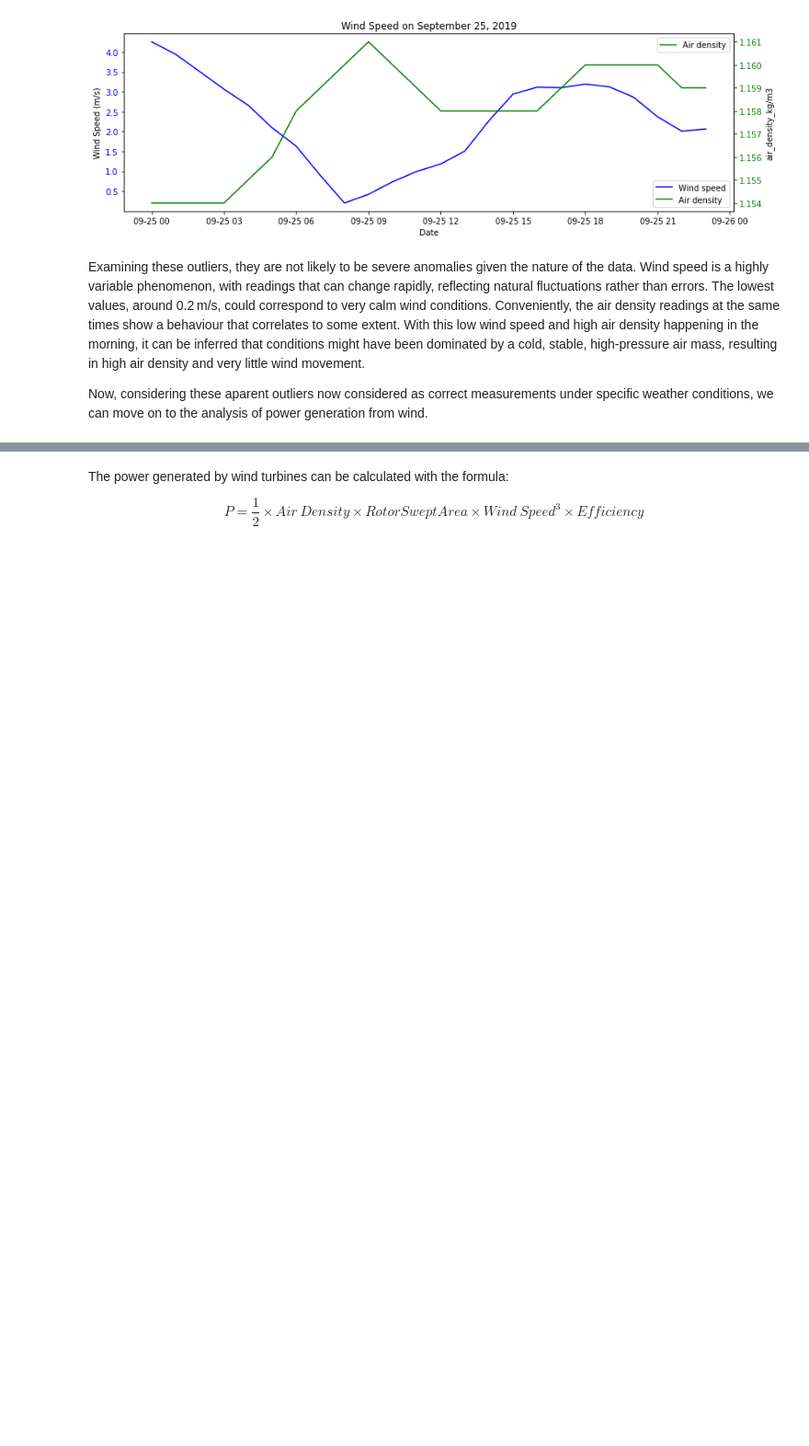
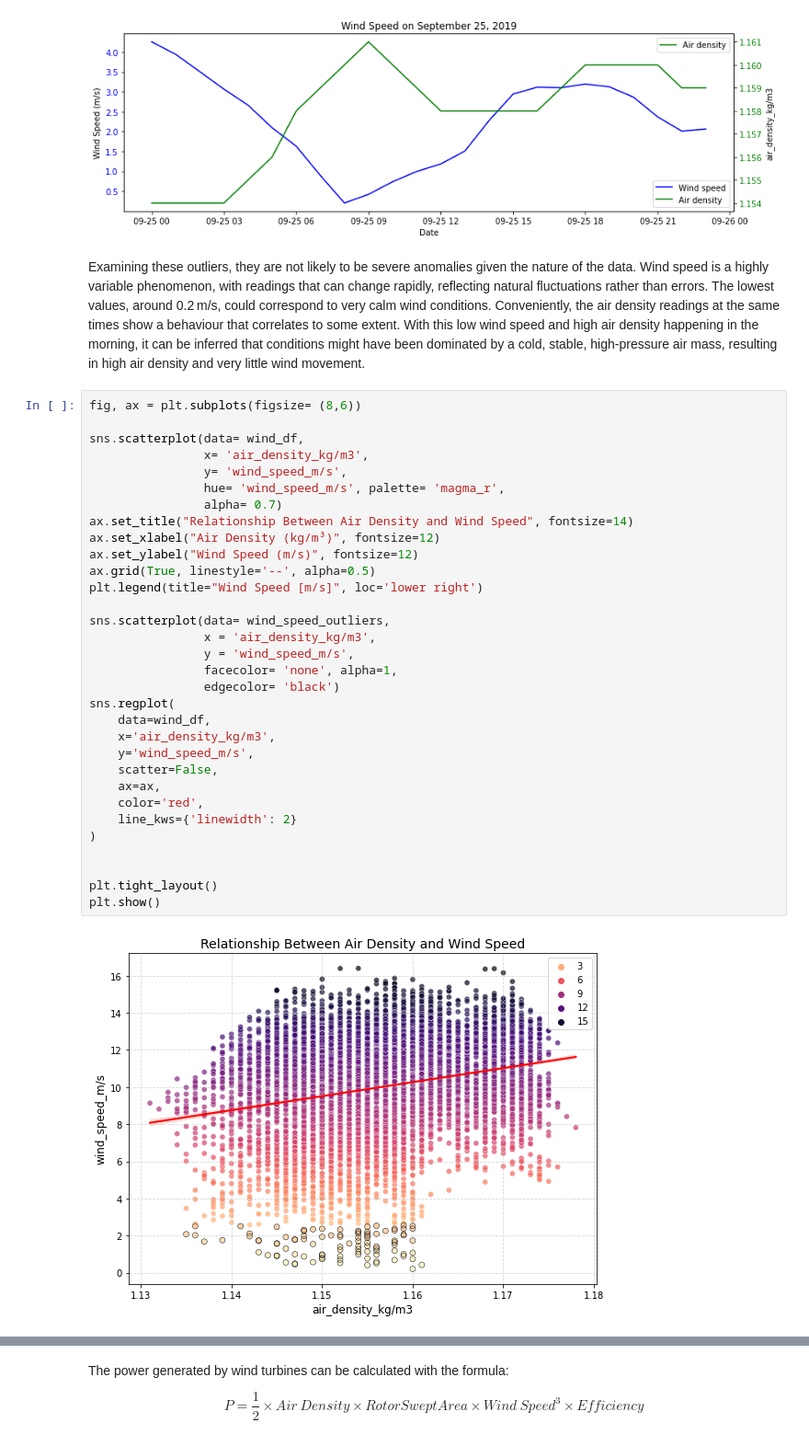
Before and after one commit to daniel-epm/guajira_wind_data, a Jupyter notebook: guajira_wind.ipynb, the cells around one changed output, grey strips where cells are left out. Shown: that part at 92% size. Drawn from its saved outputs; the diff is of its cells as text; blank space fills up the shorter version.

```diff
--- a/guajira_wind.ipynb
+++ b/guajira_wind.ipynb
@@ -361,5 +365,37 @@ plt.show()
 [figure]
 # %% [markdown]
 Examining these outliers, they are not likely to be severe anomalies given the nature of the data. Wind speed is a highly variable phenomenon, with readings that can change rapidly, reflecting natural fluctuations rather than errors. The lowest values, around 0.2 m/s, could correspond to very calm wind conditions. Conveniently, the air density readings at the same times show a behaviour that correlates to some extent. With this low wind speed and high air density happening in the morning, it can be inferred that conditions might have been dominated by a cold, stable, high-pressure air mass, resulting in high air density and very little wind movement.
-
-Now, considering these aparent outliers now considered as correct measurements under specific weather conditions, we can move on to the analysis of power generation from wind.
+# %%
+fig, ax = plt.subplots(figsize= (8,6))
+
+sns.scatterplot(data= wind_df,
+                x= 'air_density_kg/m3',
+                y= 'wind_speed_m/s',
+                hue= 'wind_speed_m/s', palette= 'magma_r',
+                alpha= 0.7)
+ax.set_title("Relationship Between Air Density and Wind Speed", fontsize=14)
+ax.set_xlabel("Air Density (kg/m³)", fontsize=12)
+ax.set_ylabel("Wind Speed (m/s)", fontsize=12)
+ax.grid(True, linestyle='--', alpha=0.5)
+plt.legend(title="Wind Speed [m/s]", loc='lower right')
+
+sns.scatterplot(data= wind_speed_outliers,
+                x = 'air_density_kg/m3',
+                y = 'wind_speed_m/s',
+                facecolor= 'none', alpha=1,
+                edgecolor= 'black')
+sns.regplot(
+    data=wind_df,
+    x='air_density_kg/m3',
+    y='wind_speed_m/s',
+    scatter=False,
+    ax=ax,
+    color='red',
+    line_kws={'linewidth': 2}
+)
+
+
+plt.tight_layout()
+plt.show()
+# %% [output]
+[figure, added]
```
Also changed, not shown: parts of 25 cells of this notebook.
